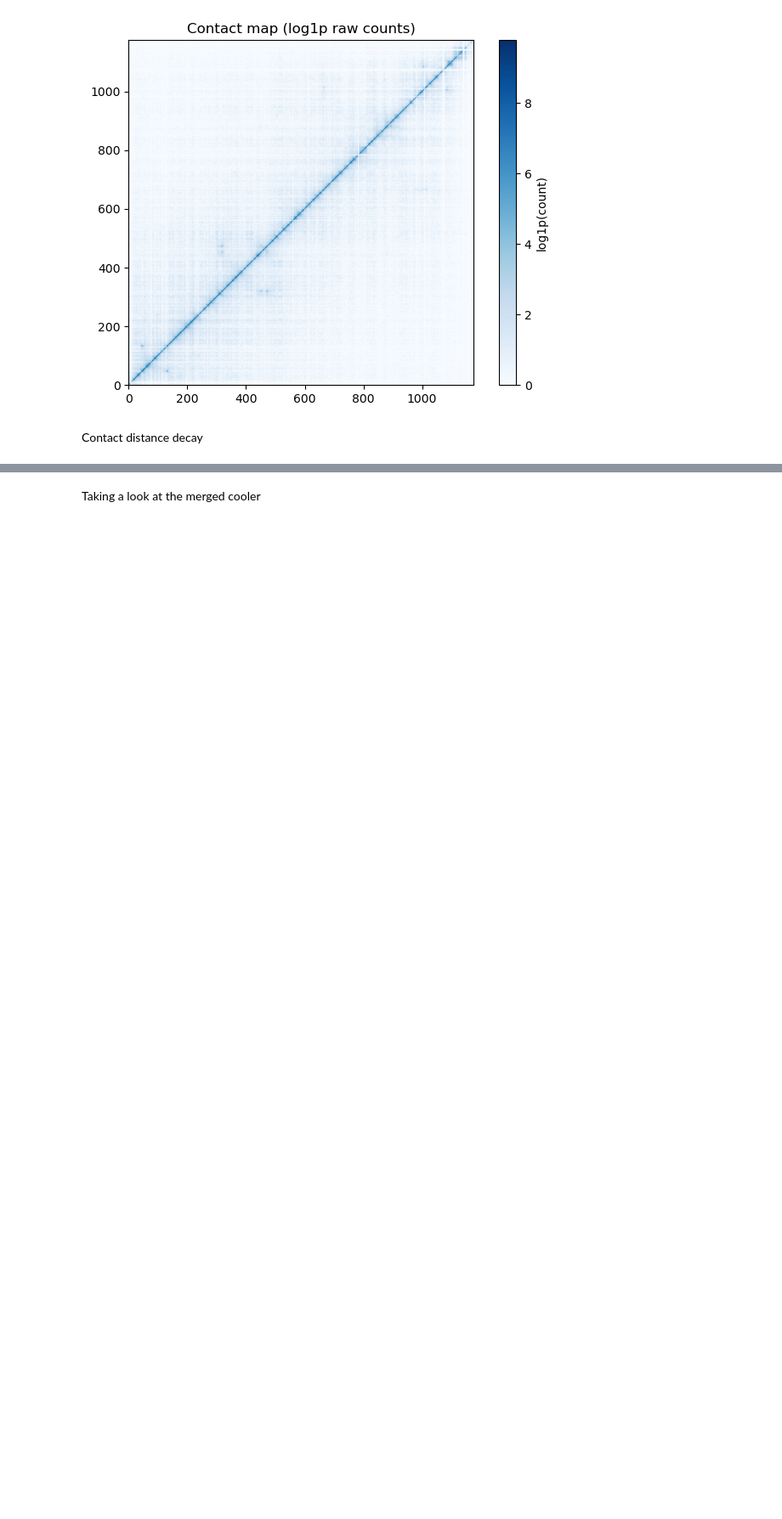
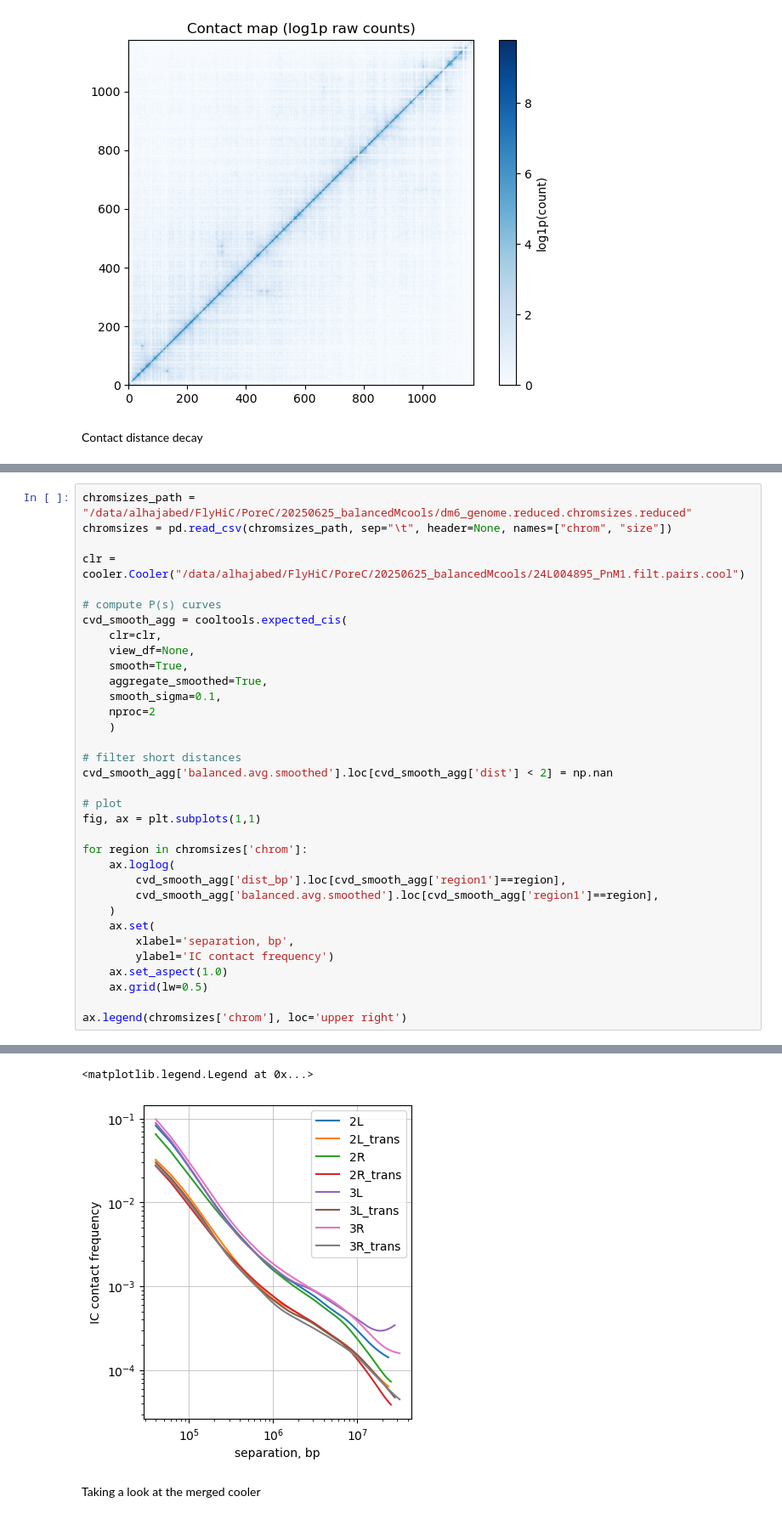
Before and after one commit to gerikson/20250625_PoreC_Jumana, a Jupyter notebook: 20250625_pairs_filtering.ipynb, the cells around one changed output, grey strips where cells are left out. Shown at 85% size. Cells and saved outputs as stored; diff of their text form; blank space fills up the shorter version.

Commit message:
trying to balance the trans / cis coolers

```diff
--- a/20250625_pairs_filtering.ipynb
+++ b/20250625_pairs_filtering.ipynb
@@ -500,0 +115,35 @@ Index(['region1', 'region2', 'dist', 'dist_bp', 'contact_frequency', 'n_total',
+# %%
+chromsizes_path = "/data/alhajabed/FlyHiC/PoreC/20250625_balancedMcools/dm6_genome.reduced.chromsizes.reduced"
+chromsizes = pd.read_csv(chromsizes_path, sep="\t", header=None, names=["chrom", "size"])
+
+clr = cooler.Cooler("/data/alhajabed/FlyHiC/PoreC/20250625_balancedMcools/24L004895_PnM1.filt.pairs.cool")
+
+# compute P(s) curves
+cvd_smooth_agg = cooltools.expected_cis(
+    clr=clr,
+    view_df=None,
+    smooth=True,
+    aggregate_smoothed=True,
+    smooth_sigma=0.1,
+    nproc=2
+    )
+
+# filter short distances
+cvd_smooth_agg['balanced.avg.smoothed'].loc[cvd_smooth_agg['dist'] < 2] = np.nan
+
+# plot
+fig, ax = plt.subplots(1,1)
+
+for region in chromsizes['chrom']:
+    ax.loglog(
+        cvd_smooth_agg['dist_bp'].loc[cvd_smooth_agg['region1']==region],
+        cvd_smooth_agg['balanced.avg.smoothed'].loc[cvd_smooth_agg['region1']==region],
+    )
+    ax.set(
+        xlabel='separation, bp',
+        ylabel='IC contact frequency')
+    ax.set_aspect(1.0)
+    ax.grid(lw=0.5)
+
+ax.legend(chromsizes['chrom'], loc='upper right')
+# %% [output]
@@ -501,3 +155,5 @@ Index(['region1', 'region2', 'dist', 'dist_bp', 'contact_frequency', 'n_total',
+<matplotlib.legend.Legend at 0x...>
+[figure, added]
 # %% [markdown]
 Taking a look at the merged cooler
 # %%
```
Also changed, not shown: parts of 33 cells of this notebook.
